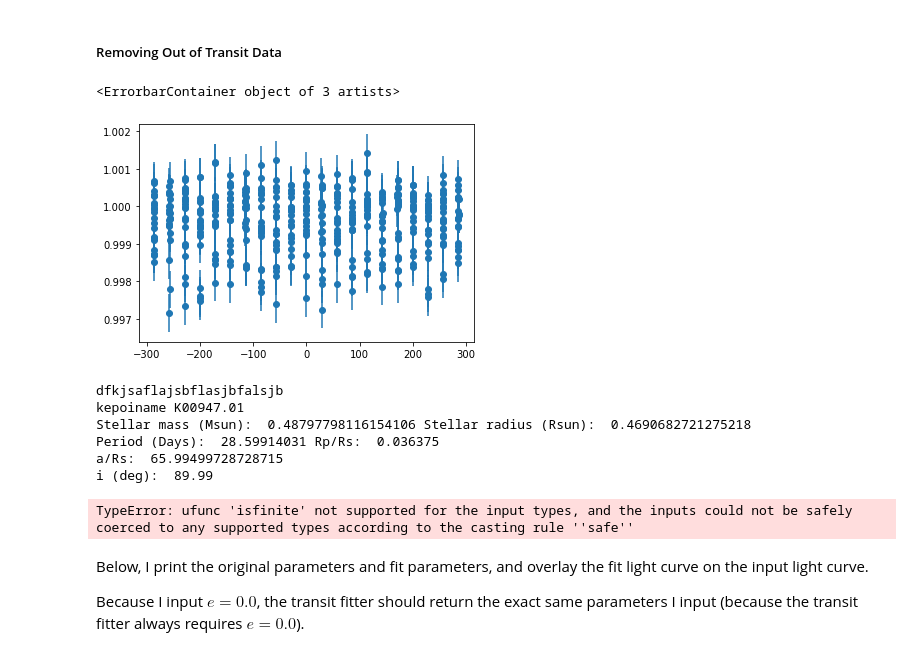
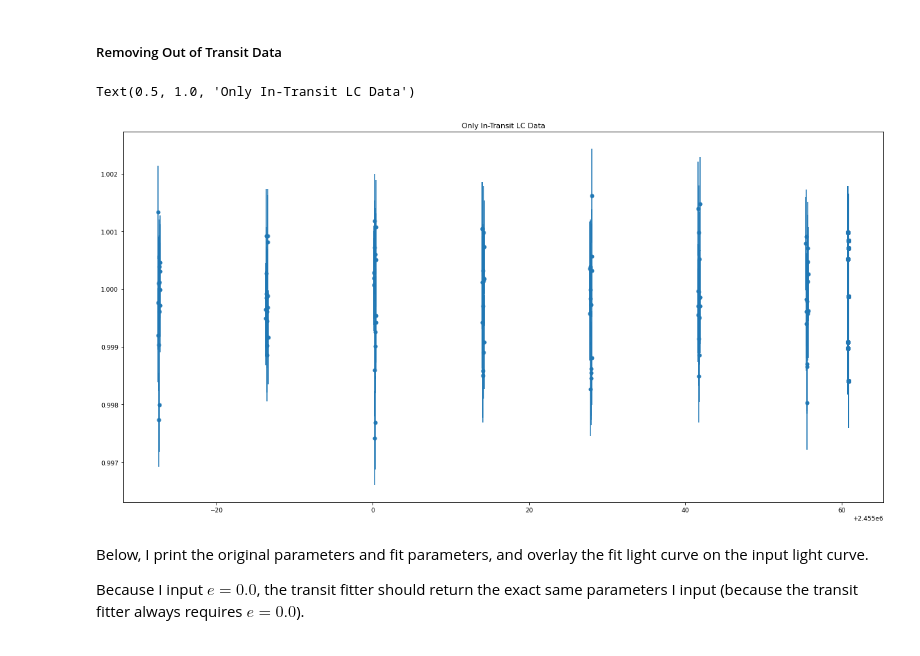
Before and after one commit to ssagear/photoeccentric, a Jupyter notebook: notebooks/photoeccentric_tutorial.ipynb, the cells around one changed output. Cells and saved outputs as stored; diff of their text form; code cells hidden in the pictures.

```diff
--- a/notebooks/photoeccentric_tutorial.ipynb
+++ b/notebooks/photoeccentric_tutorial.ipynb
@@ -162,14 +253,9 @@ The function `ph.integrate_lcfitter()` evaluates flux at every minute, than sums
 # %%
-# Define e and w, calculate flux from transit model
-e = 0.0
-w = 90.0
-flux = ph.integratedlc(time, period, rprs, a_rs, 0.0, i, 90.0, 0)
-
 # Adding some gaussian noise on the order of Kepler noise (by eyeball)
-noise = np.random.normal(0,0.0005,len(time))
+noise = np.random.normal(0,errbar,len(time))
 nflux = flux+noise
 
-flux_err = np.array([0.0005]*len(nflux))
+flux_err = np.array([errbar]*len(nflux))
 # %%
 plt.errorbar(time, nflux, yerr=flux_err, fmt='o')
 plt.xlabel('Time')
@@ -183,7 +270,3 @@ plt.legend()
-# %%
-transitmpt = 0
-
-midpoints = np.unique(np.sort(np.concatenate((np.arange(transitmpt, time[0], -period), np.arange(transitmpt, time[-1], period)))))
 # %% [markdown]
 ## Fitting the transit
 # %% [markdown]
@@ -218,18 +282,36 @@ tflux_err = np.nan_to_num(tflux_err, nan=np.nanmedian(tflux_err))
+# %%
+def remove_oot_data(time, flux, flux_err, midpoints, nbuffer, nlinfit):
+
+    tbjd = []
+    tnorm = []
+    fl = []
+    fr = []
+
+    for i in range(len(midpoints)):
+
+        try:
+            m, b, t1bjd, t1, fnorm, fe1 = ph.do_linfit(time, flux, flux_err, midpoints[i], nbuffer, nlinfit)
+
+            if np.isnan(fnorm).any() == False:
+                tbjd.append(list(t1bjd))
+                tnorm.append(list(t1))
+                fl.append(list(fnorm))
+                fr.append(list(fe1))
+
+        except TypeError:
+            continue
+
+    time_intransit = np.array([x for y in tbjd for x in y])
+    phase_intransit = np.array([x for y in tnorm for x in y])
+    flux_intransit = np.array([x for y in fl for x in y])
+    fluxerr_intransit = np.array([x for y in fr for x in y])
+
+    return time_intransit, phase_intransit, flux_intransit, fluxerr_intransit
+# %%
+ttime, tphase, tflux, tflux_err = remove_oot_data(time, nflux, flux_err, koi.midpoints, 7, 6)
 # %%
 plt.errorbar(ttime, tflux, yerr=tflux_err, fmt='o')
+plt.title('Only In-Transit LC Data')
 # %% [output]
-<ErrorbarContainer object of 3 artists>
+Text(0.5, 1.0, 'Only In-Transit LC Data')
-[figure, old version]
+[figure, new version]
-# %%
-priortransform = [3., 27., 1., 0., 15., 64., 2., 88., 0.1, transitmpt]
-nbuffer = 11
-
-ms, bs, timesBJD, timesPhase, fluxNorm, fluxErrs, rpDists, arsDists, incDists, t0Dist = ph.fit_keplc_emcee(KOI, midpoints, ttime, tflux, tflux_err, 64, 3000, 500, 11, spectplanets, muirhead_comb)
-# %% [output]
-dfkjsaflajsbflasjbfalsjb
-kepoiname K00947.01
-Stellar mass (Msun):  0.48797798116154106 Stellar radius (Rsun):  0.4690682721275218
-Period (Days):  28.59914031 Rp/Rs:  0.036375
-a/Rs:  65.99499728728715
-i (deg):  89.99
-TypeError: ufunc 'isfinite' not supported for the input types, and the inputs could not be safely coerced to any supported types according to the casting rule ''safe''
```
Also changed, not shown: parts of 53 cells of this notebook, 30 other files.
